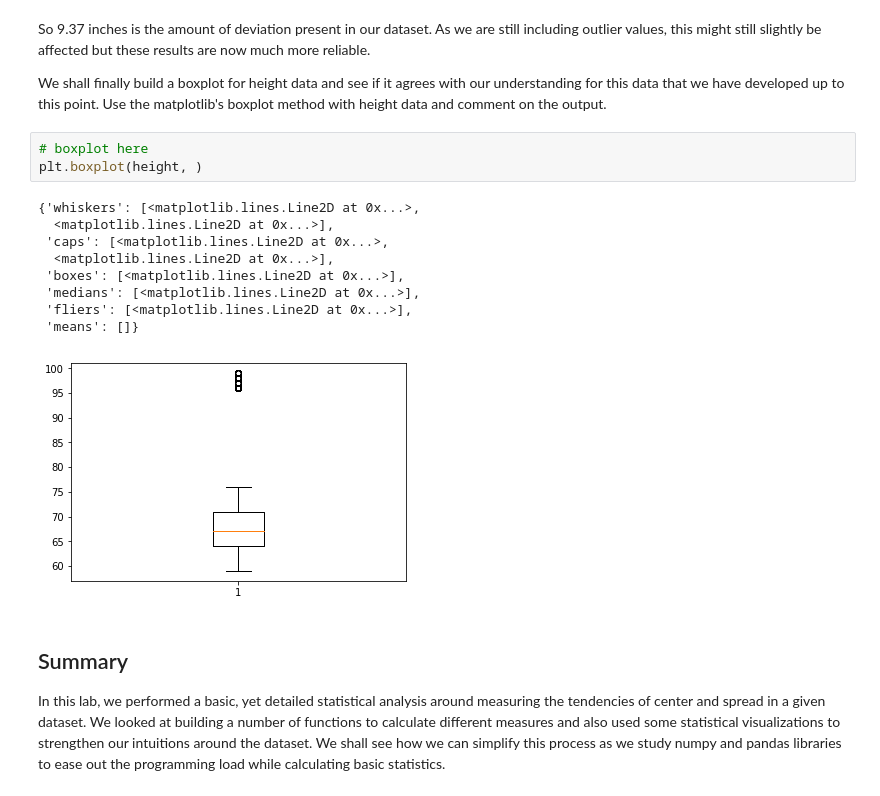
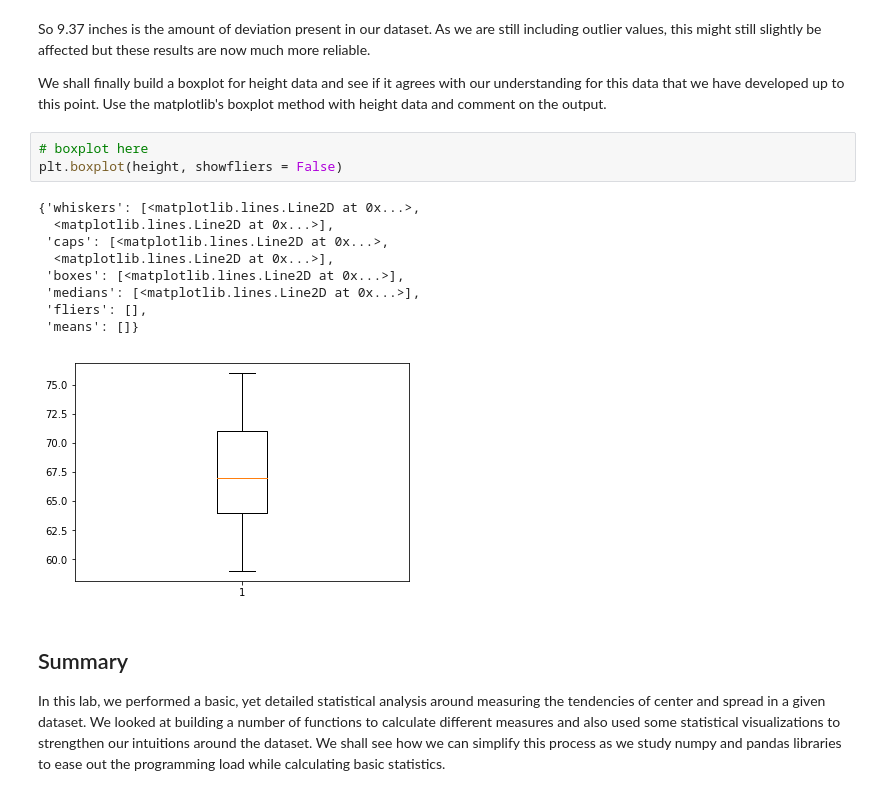
Before and after one commit to pauly51994/dsc-implementing-statistics-with-functions-lab-nyc-ds-071519, a Jupyter notebook: index.ipynb, the cells around one changed output. Drawn from its saved outputs; the diff is of its cells as text.

```diff
--- a/index.ipynb
+++ b/index.ipynb
@@ -364,17 +364,17 @@ So 9.37 inches is the amount of deviation present in our dataset. As we are stil
 We shall finally build a boxplot for height data and see if it agrees with our understanding for this data that we have developed up to this point. Use the matplotlib's boxplot method with height data and comment on the output.
 # %%
 # boxplot here
-plt.boxplot(height, )
+plt.boxplot(height, showfliers = False)
 # %% [output]
 {'whiskers': [<matplotlib.lines.Line2D at 0x...>,
   <matplotlib.lines.Line2D at 0x...>],
  'caps': [<matplotlib.lines.Line2D at 0x...>,
   <matplotlib.lines.Line2D at 0x...>],
  'boxes': [<matplotlib.lines.Line2D at 0x...>],
  'medians': [<matplotlib.lines.Line2D at 0x...>],
- 'fliers': [<matplotlib.lines.Line2D at 0x...>],
+ 'fliers': [],
  'means': []}
-[figure, old version]
+[figure, new version]
 # %% [markdown]
 ## Summary
 
```
